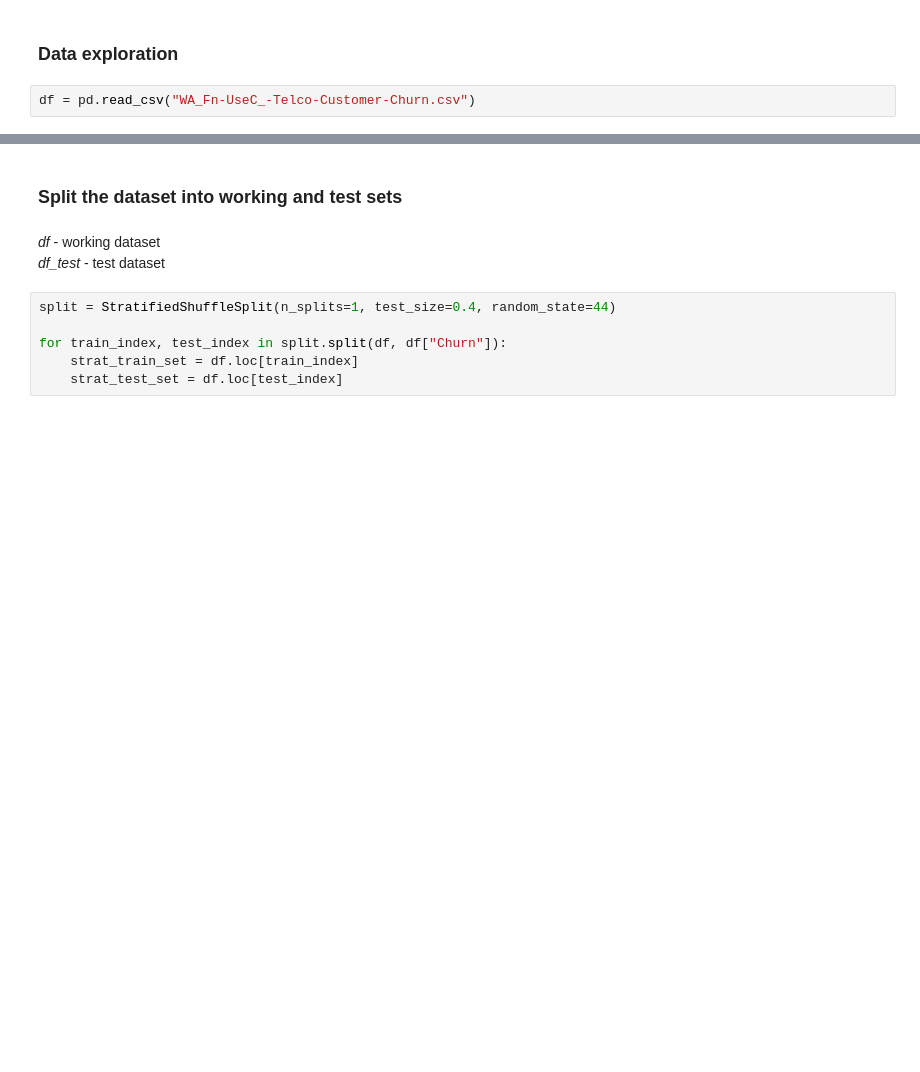
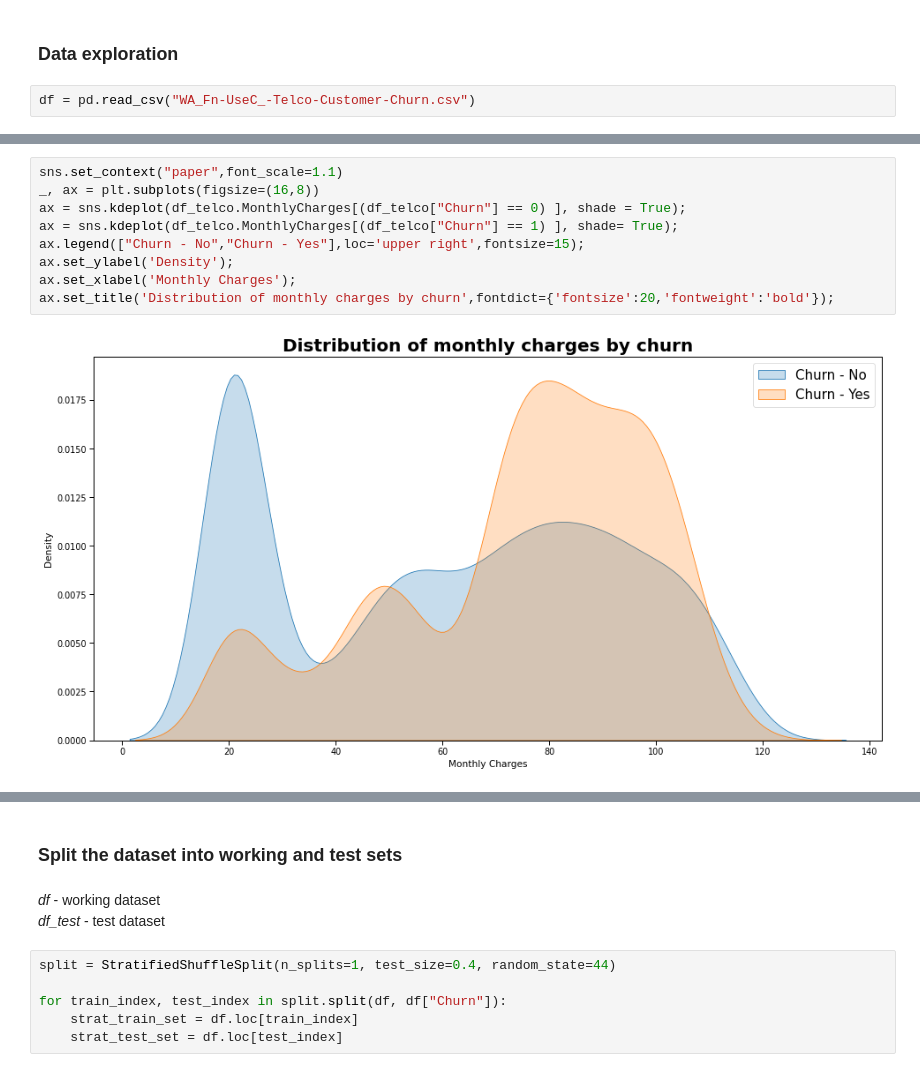
Before and after one commit to infoshareacademy/jdszr6-slytherin_group, a Jupyter notebook: ML_project/Telco_Main.ipynb, the cells around one changed output, grey strips where cells are left out. Saved outputs shown, nothing was run; the diff lists cells and outputs as text; blank space fills up the shorter version.

```diff
--- a/ML_project/Telco_Main.ipynb
+++ b/ML_project/Telco_Main.ipynb
@@ -31,0 +439,11 @@ df = pd.read_csv("WA_Fn-UseC_-Telco-Customer-Churn.csv")
+# %%
+sns.set_context("paper",font_scale=1.1)
+_, ax = plt.subplots(figsize=(16,8))
+ax = sns.kdeplot(df_telco.MonthlyCharges[(df_telco["Churn"] == 0) ], shade = True);
+ax = sns.kdeplot(df_telco.MonthlyCharges[(df_telco["Churn"] == 1) ], shade= True);
+ax.legend(["Churn - No","Churn - Yes"],loc='upper right',fontsize=15);
+ax.set_ylabel('Density');
+ax.set_xlabel('Monthly Charges');
+ax.set_title('Distribution of monthly charges by churn',fontdict={'fontsize':20,'fontweight':'bold'});
+# %% [output]
+[figure, added]
```
Also changed, not shown: parts of 35 cells of this notebook.
